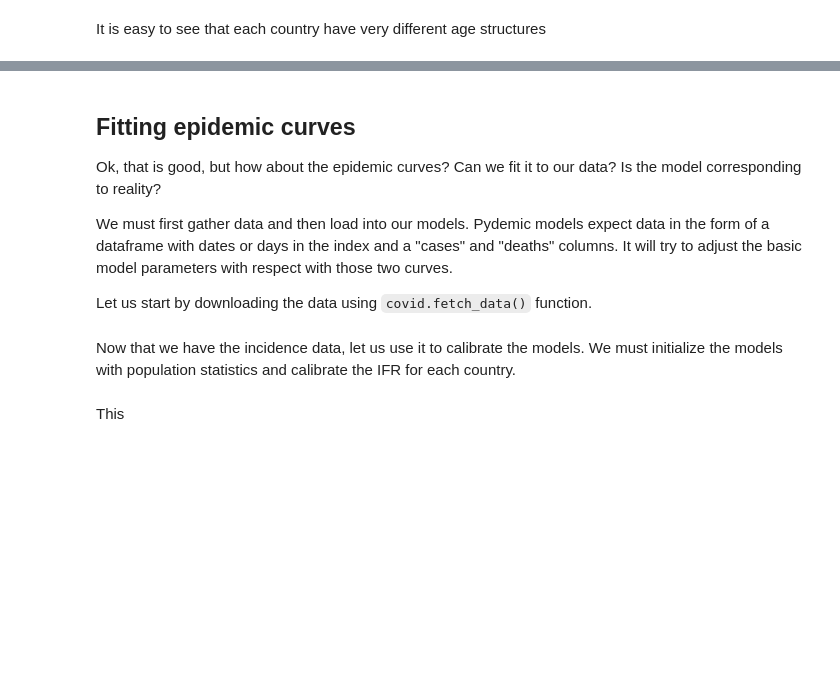
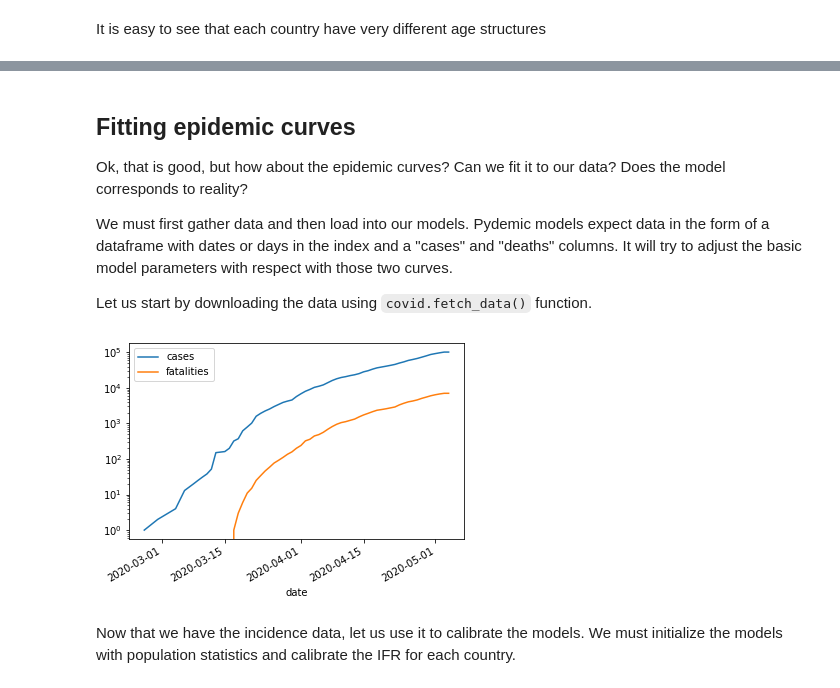
Before and after one commit to pydemic/pydemic, a Jupyter notebook: notebooks/intro.ipynb, the cells around one changed output, grey strips where cells are left out. Saved outputs shown, nothing was run; the diff lists cells and outputs as text; code cells hidden in the pictures; blank space fills up the shorter version.

```diff
--- a/notebooks/intro.ipynb
+++ b/notebooks/intro.ipynb
@@ -156,7 +172,7 @@ for country in [it, cn, br]:
 # %% [markdown]
 ## Fitting epidemic curves
 
-Ok, that is good, but how about the epidemic curves? Can we fit it to our data? Is the model corresponding to reality?
+Ok, that is good, but how about the epidemic curves? Can we fit it to our data? Does the model corresponds to reality?
 
 We must first gather data and then load into our models. Pydemic models expect data in the form of a dataframe with dates or days in the index and a "cases" and "deaths" columns. It will try to adjust the basic model parameters with respect with those two curves.
 
@@ -167,3 +180,8 @@ epidemic_curves.plot()
+# %%
+br_epidemic = covid19.epidemic_curve("BR")
+br_epidemic.plot(logy=True)
+# %% [output]
+[figure, added]
 # %% [markdown]
 Now that we have the incidence data, let us use it to calibrate the models. We must initialize
 the models with population statistics and calibrate the IFR for each country.
@@ -178,2 +187,0 @@ m_china.run(60)
-# %% [markdown]
-This
```
Also changed, not shown: parts of 23 cells of this notebook.
